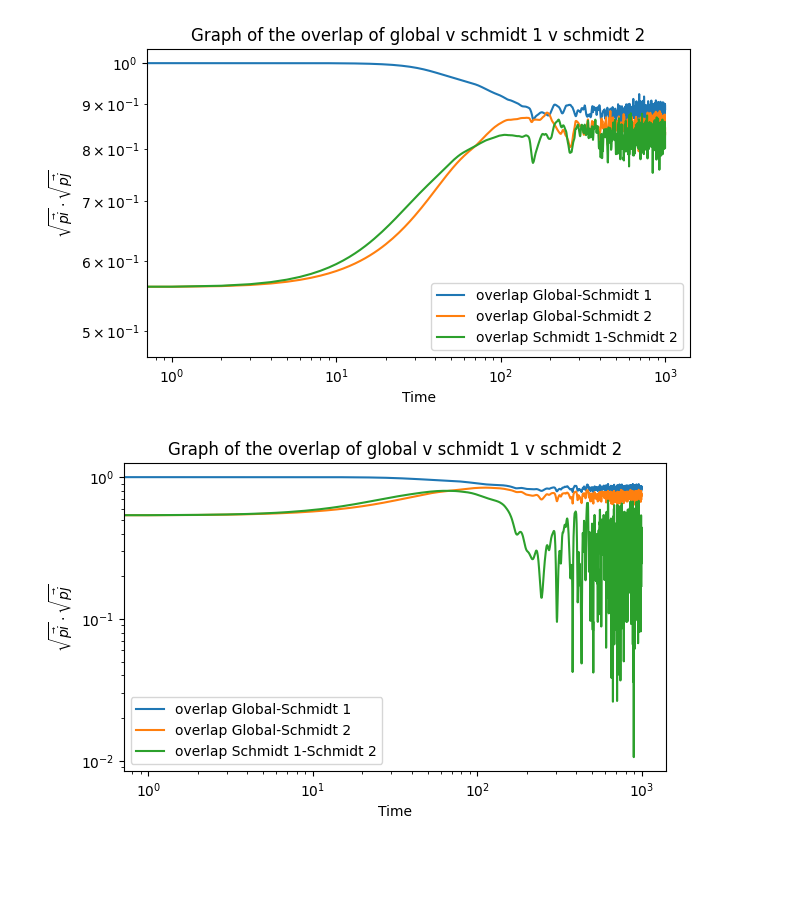
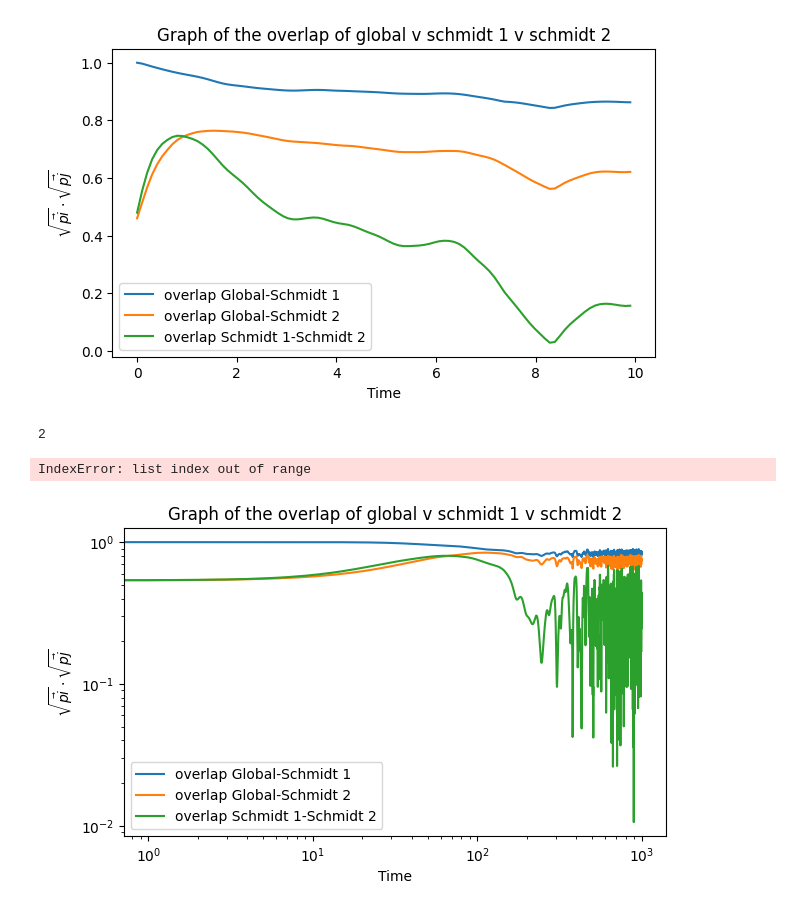
Before and after one commit to MarinAndreGirard/Quantum_Branching, a Jupyter notebook: overlap_study.ipynb, the cells around one changed output. Saved outputs shown, nothing was run; the diff lists cells and outputs as text; code cells hidden in the pictures; blank space fills up the shorter version.

Commit message:
had a tinker at overlap. found stupid mistake. made it sqrt, looked at it linearly.

```diff
--- a/overlap_study.ipynb
+++ b/overlap_study.ipynb
@@ -18,3 +18,19 @@ checkup()
+# %%
+#testting the zoom
+#defining all quantities used in the simulation
+d1, d2 = 10, 200
+w = 0.3# smallest weight of the 2 eingestates, set btw 0 and 1
+E_spacing = 1.0
+Int_strength = 0.0311
+# Define the time settings for the simulation
+tmax= 10
+ind_nb = 100
+result, tlist, H_q, H_system_2, H_system_1_ext, H_system_2_ext, H_interaction, H_total, ket_0, ket_1, initial_state_system_2 = generate_result(d1,d2,w, E_spacing, Int_strength, tmax, ind_nb,0)
+eigenenergies_total, eigenstates_total = H_total.eigenstates()
+# %%
+plot_p_overlap_graph(tlist,result,H_total,w,Int_strength,log_scale=False)
+# %% [output]
+[figure, added]
 # %%
 #defining all quantities used in the simulation
 d1, d2 = 10, 200
@@ -32,6 +46,7 @@ resulta3, tlist, H_q, H_system_2, H_system_1_ext, H_system_2_ext, H_interaction,
 EI=Int_strength
 # %%
-plot_p_overlap_graph(tlist,resulta1,H_totala1,0.5,EI)
+plot_p_overlap_graph(tlist,resulta1,H_totala1,w,EI,True)
 # %% [output]
-[figure, removed]
+2
+IndexError: list index out of range
 # %%
```
Also changed, not shown: parts of 5 cells of this notebook, 7 other files.
